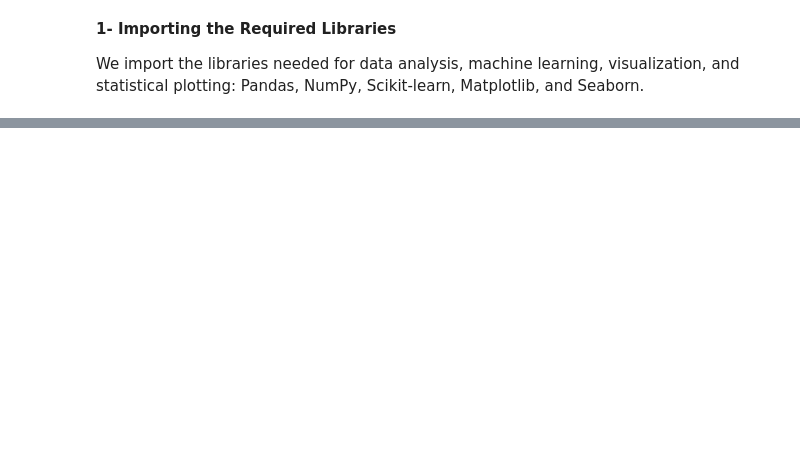
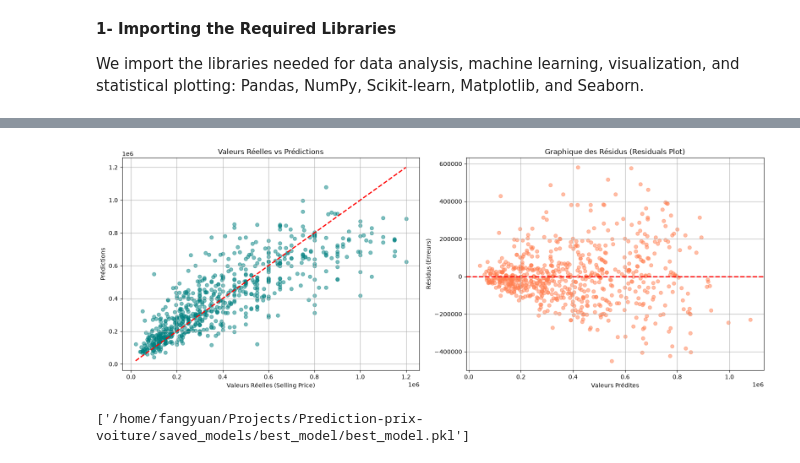
Before and after one commit to reda-guemry/Prediction-prix-voiture, a Jupyter notebook: notebooks/hyperparameter_optimization.ipynb, the cells around one changed output, grey strips where cells are left out. Drawn from its saved outputs; the diff is of its cells as text; code cells hidden in the pictures; blank space fills up the shorter version.

```diff
--- a/notebooks/hyperparameter_optimization.ipynb
+++ b/notebooks/hyperparameter_optimization.ipynb
@@ -143,0 +155,28 @@ results_df.to_csv(HYPERPARAMETER_OPTIMIZATION_RESULTS_PATH, index=False)
+# %%
+
+residuals = y_test - xgb_pred
+
+fig, axes = plt.subplots(1, 2, figsize=(16, 6))
+
+axes[0].scatter(y_test, xgb_pred, alpha=0.5, color='teal')
+axes[0].plot([y_test.min(), y_test.max()], [y_test.min(), y_test.max()], 'r--', lw=2)
+axes[0].set_title('Valeurs Réelles vs Prédictions')
+axes[0].set_xlabel('Valeurs Réelles (Selling Price)')
+axes[0].set_ylabel('Prédictions')
+axes[0].grid(True)
+
+axes[1].scatter(xgb_pred, residuals, alpha=0.5, color='coral')
+axes[1].axhline(y=0, color='r', linestyle='--', lw=2)
+axes[1].set_title('Graphique des Résidus (Residuals Plot)')
+axes[1].set_xlabel('Valeurs Prédites')
+axes[1].set_ylabel('Résidus (Erreurs)')
+axes[1].grid(True)
+
+plt.tight_layout()
+plt.show()
+# %% [output]
+[figure, added]
+# %%
+joblib.dump(xgb_best, BEST_MODEL_PATH)
+# %% [output]
+['/home/fangyuan/Projects/Prediction-prix-voiture/saved_models/best_model/best_model.pkl']
```
Also changed, not shown: parts of 7 cells of this notebook, 7 other files.
